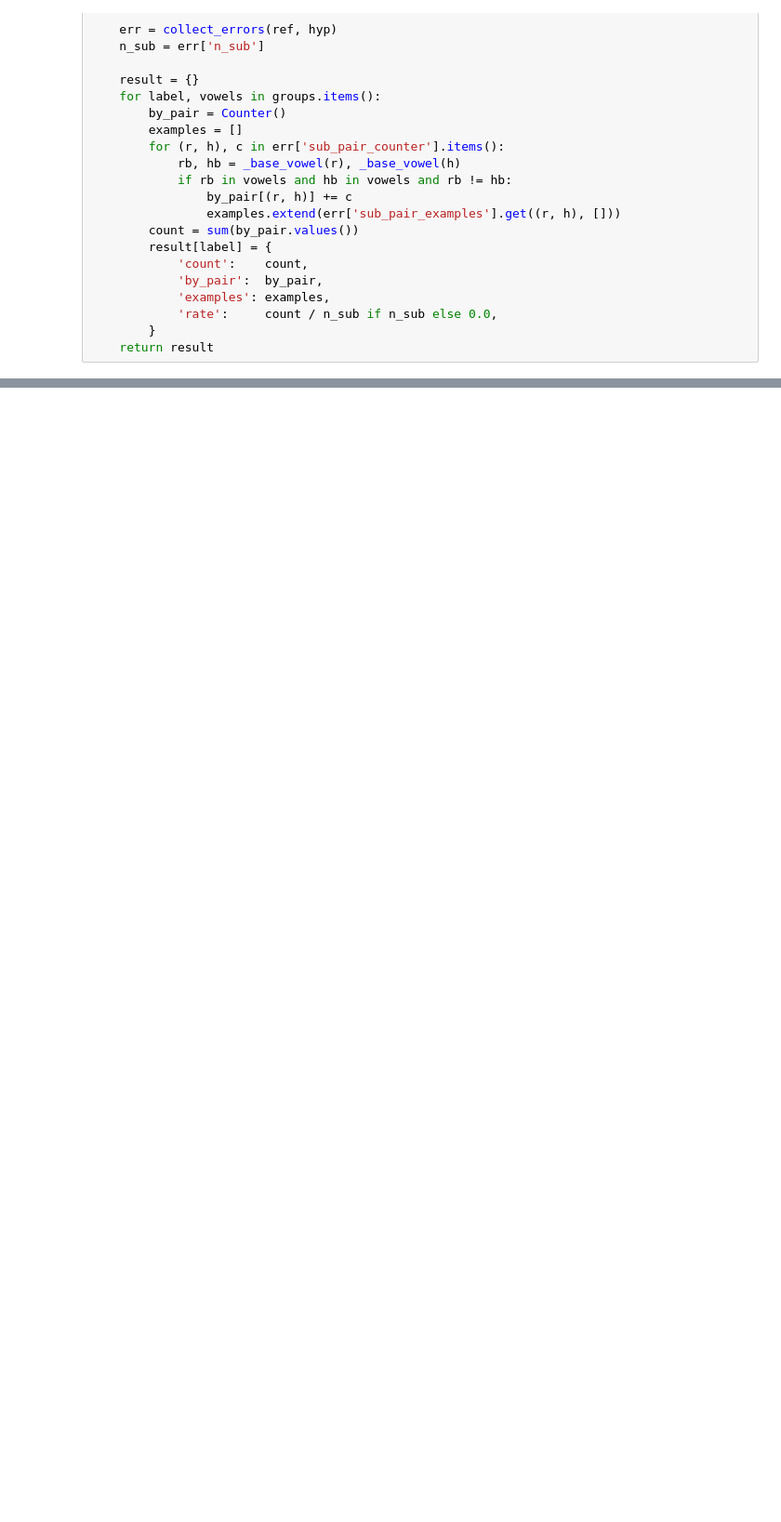
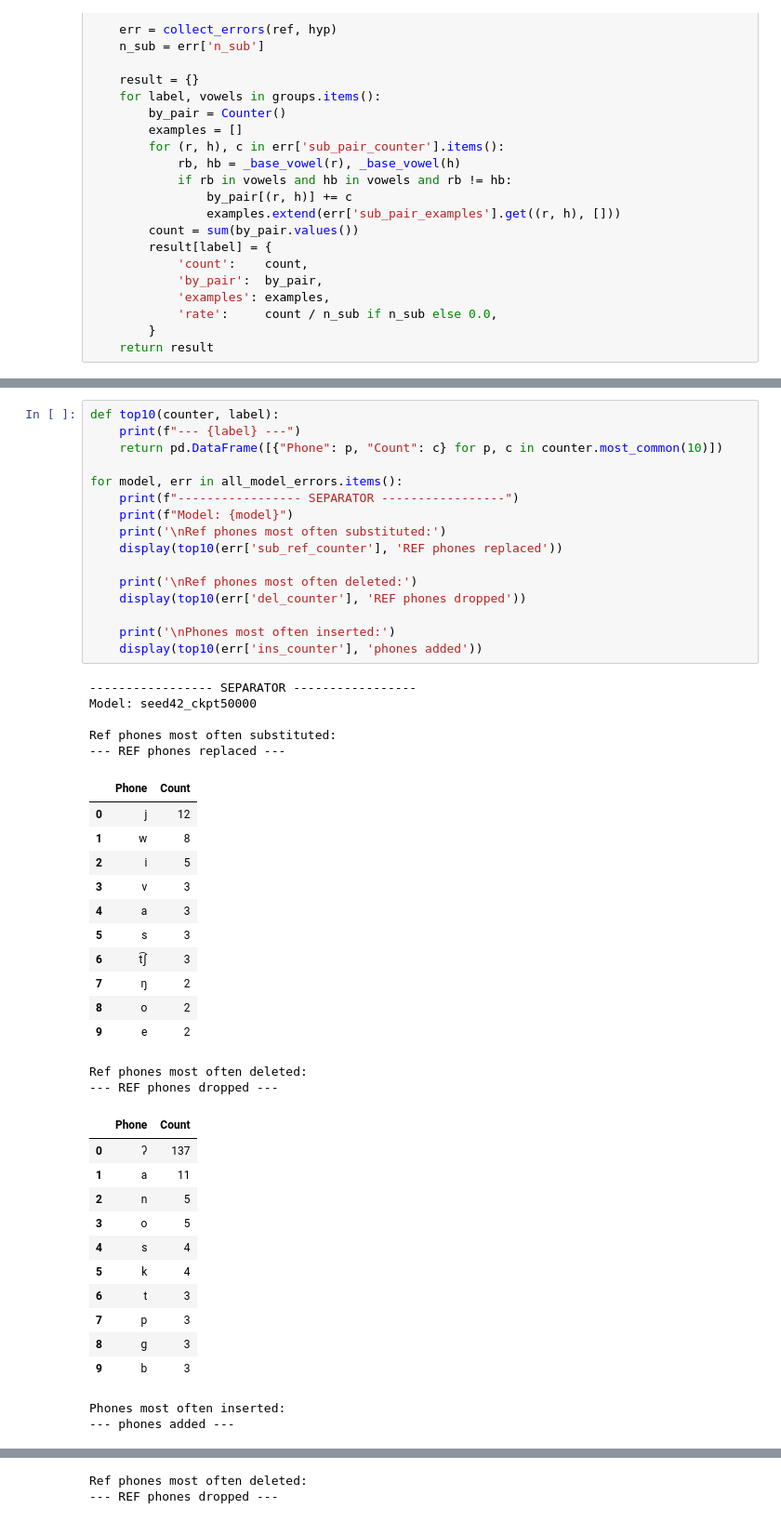
Before and after one commit to OutForMilks/Hunger, a Jupyter notebook: notebooks/per_model_eval.ipynb, the cells around one changed output, grey strips where cells are left out. Shown at 93% size. Saved outputs shown, nothing was run; the diff lists cells and outputs as text; blank space fills up the shorter version.

```diff
--- a/notebooks/per_model_eval.ipynb
+++ b/notebooks/per_model_eval.ipynb
@@ -372,0 +436,48 @@ plt.show()
+# %%
+def top10(counter, label):
+    print(f"--- {label} ---")
+    return pd.DataFrame([{"Phone": p, "Count": c} for p, c in counter.most_common(10)])
+
+for model, err in all_model_errors.items():
+    print(f"----------------- SEPARATOR -----------------")
+    print(f"Model: {model}")
+    print('\nRef phones most often substituted:')
+    display(top10(err['sub_ref_counter'], 'REF phones replaced'))
+
+    print('\nRef phones most often deleted:')
+    display(top10(err['del_counter'], 'REF phones dropped'))
+
+    print('\nPhones most often inserted:')
+    display(top10(err['ins_counter'], 'phones added'))
+# %% [output]
+----------------- SEPARATOR -----------------
+Model: seed42_ckpt50000
+
+Ref phones most often substituted:
+--- REF phones replaced ---
+|  | Phone | Count |
+| 0 | j | 12 |
+| 1 | w | 8 |
+| 2 | i | 5 |
+| 3 | v | 3 |
+| 4 | a | 3 |
+| 5 | s | 3 |
+| 6 | t͡ʃ | 3 |
+| 7 | ŋ | 2 |
+| 8 | o | 2 |
+| 9 | e | 2 |
+Ref phones most often deleted:
+--- REF phones dropped ---
+|  | Phone | Count |
+| 0 | ʔ | 137 |
+| 1 | a | 11 |
+| 2 | n | 5 |
+| 3 | o | 5 |
+| 4 | s | 4 |
+| 5 | k | 4 |
+| 6 | t | 3 |
+| 7 | p | 3 |
+| 8 | ɡ | 3 |
+| 9 | b | 3 |
+Phones most often inserted:
+--- phones added ---
@@ -372,0 +508,2 @@ plt.show()
+Ref phones most often deleted:
+--- REF phones dropped ---
```
Also changed, not shown: parts of 4 cells of this notebook, 13 other files.
